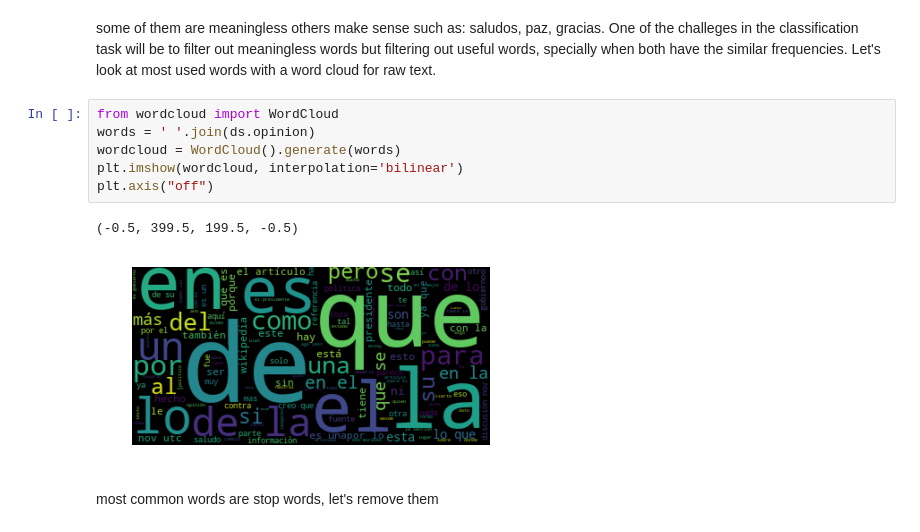
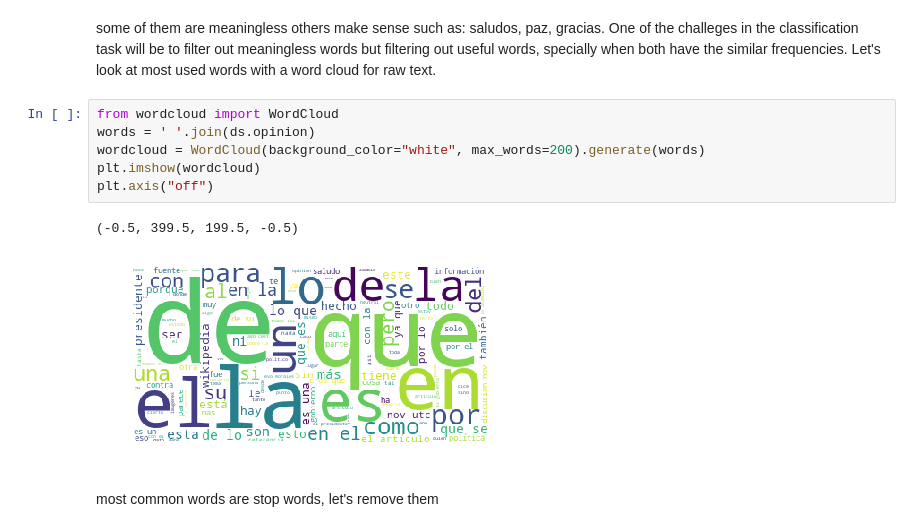
Before and after one commit to espol-cti/cwdiscussions, a Jupyter notebook: identify opinion types.ipynb, the cells around one changed output. Cells and saved outputs as stored; diff of their text form.

Commit message:
fix error in labels header, refactor code to support new labels taxonomy, fix wordcloud color

```diff
--- a/identify opinion types.ipynb
+++ b/identify opinion types.ipynb
@@ -158,12 +157,12 @@ some of them are meaningless others make sense such as: saludos, paz, gracias.
 # %%
 from wordcloud import WordCloud
 words = ' '.join(ds.opinion)
-wordcloud = WordCloud().generate(words)
-plt.imshow(wordcloud, interpolation='bilinear')
+wordcloud = WordCloud(background_color="white", max_words=200).generate(words)
+plt.imshow(wordcloud)
 plt.axis("off")
 # %% [output]
 (-0.5, 399.5, 199.5, -0.5)
-[figure, old version]
+[figure, new version]
 # %% [markdown]
 most common words are stop words, let's remove them
 # %%
```
Also changed, not shown: parts of 16 cells of this notebook, 10 other files.
